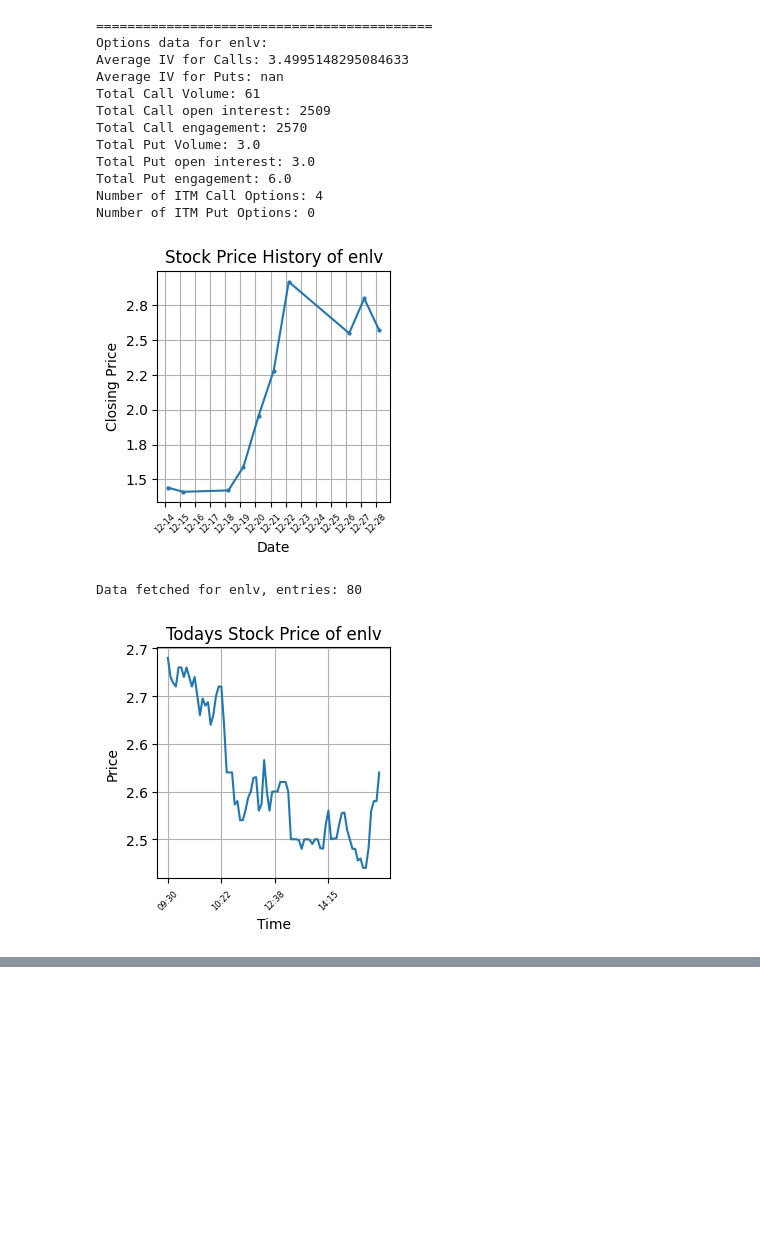
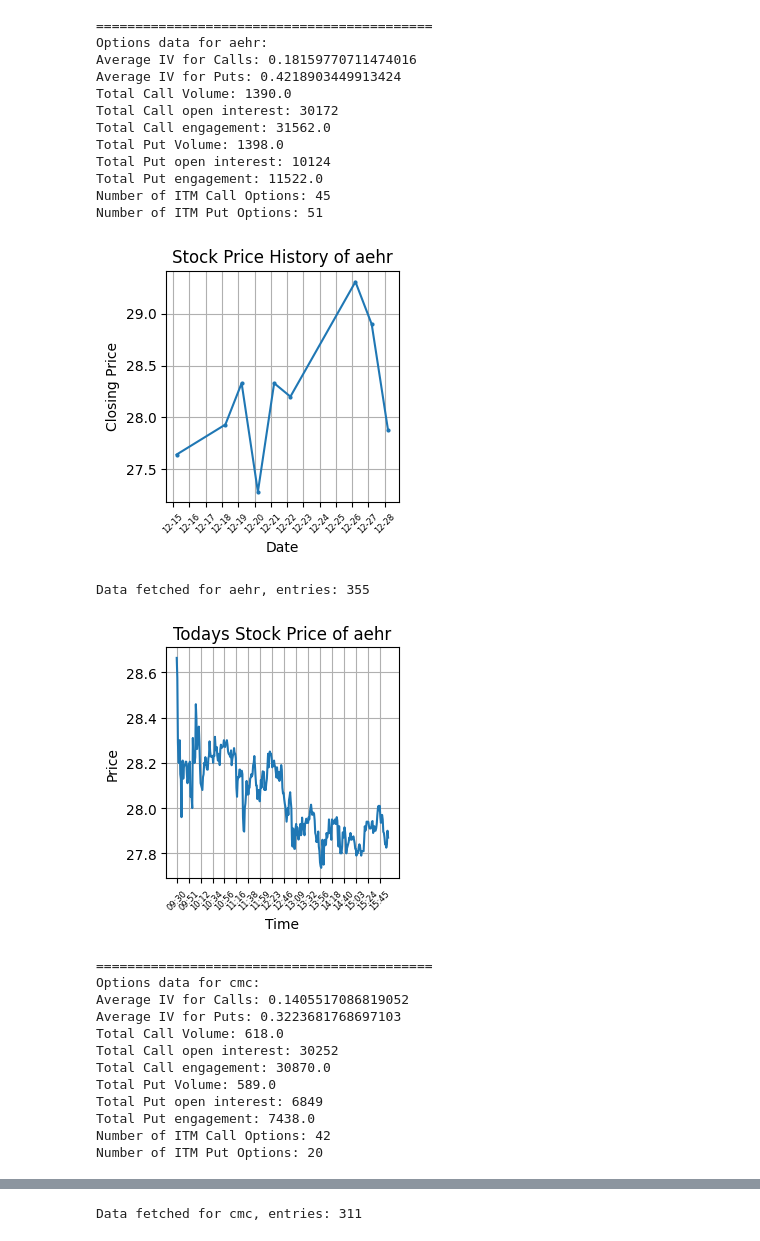
Before and after one commit to SaumikDana/Machine_Learning_Trading, a Jupyter notebook: data/specific_stock_analysis.ipynb, the cells around one changed output, grey strips where cells are left out. Cells and saved outputs as stored; diff of their text form; code cells hidden in the pictures; blank space fills up the shorter version.

```diff
--- a/data/specific_stock_analysis.ipynb
+++ b/data/specific_stock_analysis.ipynb
@@ -1,40 +1,50 @@
 # %%
 from datetime import datetime, timedelta
 from analyze_stock import *
 
 # Call the function and store the result
-ticker ='enlv'
-
-# Call the function and store the result
-day = '2023-12-28'
+day = '2023-12-29'
 
 # Set the time frame
 date = datetime.strptime(day, '%Y-%m-%d')
 end_date = date + timedelta(days=7)
 start_date = date - timedelta(days=14)
 
-# Check if start_date is earlier than today, if not change start_date to today - 7 days
-current_date = datetime.now()
-start_date = current_date - timedelta(days=14) if start_date >= current_date else start_date
+# Call the function and store the result
+tickers =['aehr', 'cmc', 'dal', 'goss', 'nke', 'sgh']
 
-# Use the function from utils.py to analyze stock options
-options_metrics = analyze_stock_options(ticker)
+for ticker in tickers:
 
-# Get All Analysis
-get_info(ticker, options_metrics, start_date, end_date)
+    # Use the function from utils.py to analyze stock options
+    options_metrics = analyze_stock_options(ticker)
+
+    # Get All Analysis
+    get_info(ticker, options_metrics, start_date, end_date)
 # %% [output]
 ===========================================
-Options data for enlv:
-Average IV for Calls: 3.4995148295084633
-Average IV for Puts: nan
-Total Call Volume: 61
-Total Call open interest: 2509
-Total Call engagement: 2570
-Total Put Volume: 3.0
-Total Put open interest: 3.0
-Total Put engagement: 6.0
-Number of ITM Call Options: 4
-Number of ITM Put Options: 0
+Options data for aehr:
+Average IV for Calls: 0.18159770711474016
+Average IV for Puts: 0.4218903449913424
+Total Call Volume: 1390.0
+Total Call open interest: 30172
+Total Call engagement: 31562.0
+Total Put Volume: 1398.0
+Total Put open interest: 10124
+Total Put engagement: 11522.0
+Number of ITM Call Options: 45
+Number of ITM Put Options: 51
-[figure, old version]
+[figure, new version]
-Data fetched for enlv, entries: 80
+Data fetched for aehr, entries: 355
-[figure, old version]
+[figure, new version]
+===========================================
+Options data for cmc:
+Average IV for Calls: 0.1405517086819052
+Average IV for Puts: 0.3223681768697103
+Total Call Volume: 618.0
+Total Call open interest: 30252
+Total Call engagement: 30870.0
+Total Put Volume: 589.0
+Total Put open interest: 6849
+Total Put engagement: 7438.0
+Number of ITM Call Options: 42
+Number of ITM Put Options: 20
@@ -40,0 +52 @@ Data fetched for enlv, entries: 80
+Data fetched for cmc, entries: 311
```
Also changed, not shown: parts of 1 cell of this notebook.
